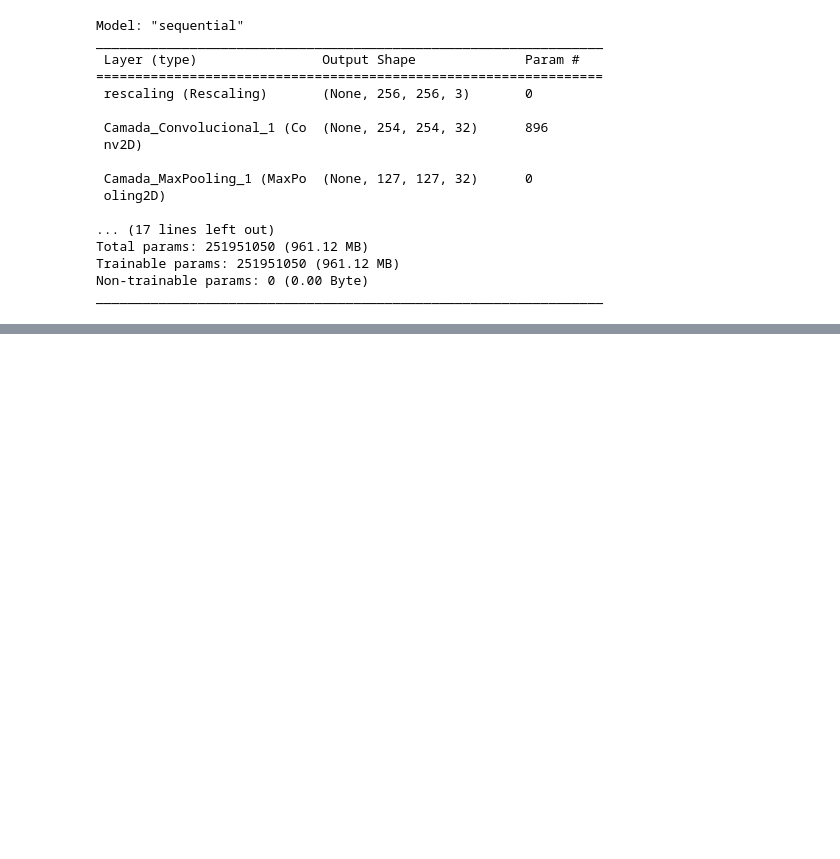
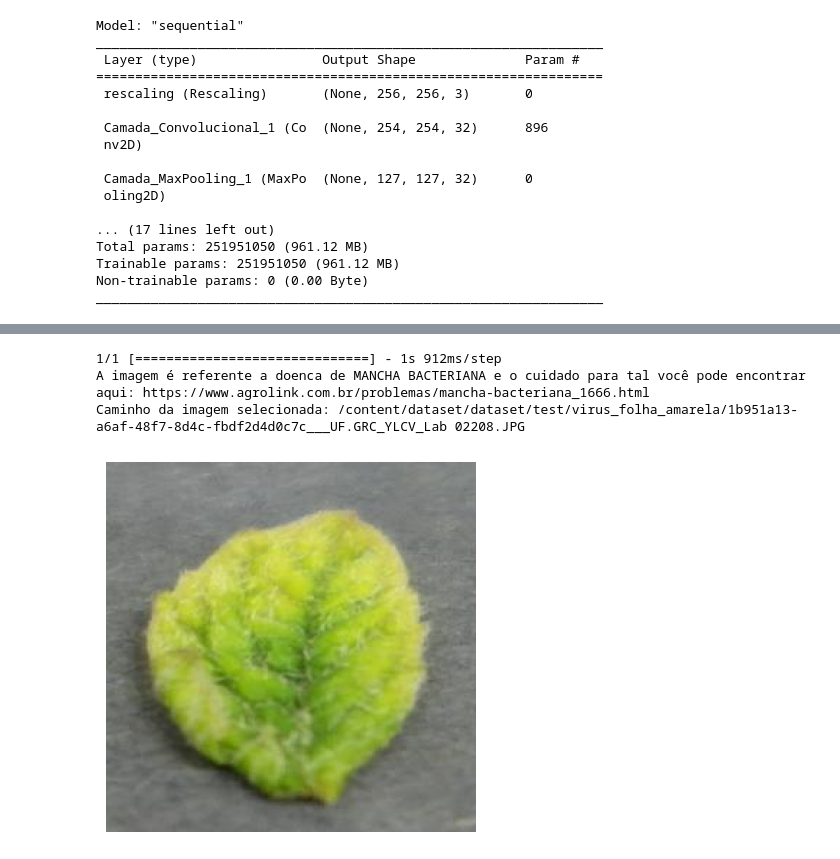
Before and after one commit to mperaltarj/reconhecimento_praga_rede_convolucional, a Jupyter notebook: reconhecimento_praga_rede_convolucional.ipynb, the cells around one changed output, grey strips where cells are left out. Saved outputs shown, nothing was run; the diff lists cells and outputs as text; code cells hidden in the pictures; blank space fills up the shorter version.

```diff
--- a/reconhecimento_praga_rede_convolucional.ipynb
+++ b/reconhecimento_praga_rede_convolucional.ipynb
@@ -147,7 +145,9 @@ cnn
 # Adicionando camadas de convolução
 # Conv2D(32, (3, 3) O primeiro parametro (32) é o número de detectores de característica. O (3,3) é filter detector
 cnn.add(Rescaling(1./255, input_shape=(256, 256, 3)))  # Normalizando as imagens
+
 cnn.add(Conv2D(filters=32, kernel_size=(3, 3), activation='relu', name='Camada_Convolucional_1'))
+
 # adicionando a camada de pooling
 cnn.add(MaxPooling2D(pool_size=(2, 2), strides=2, padding='valid', name='Camada_MaxPooling_1'))
 
@@ -174,7 +174,8 @@ cnn.add(Dense(units = 10, activation = 'softmax', name='Camada_de_saida'))
 cnn.summary()
 
 # Compilando a rede
-cnn.compile(optimizer='adam', loss='categorical_crossentropy', metrics=['accuracy'])
+cnn.compile(optimizer='adam', loss='binary_crossentropy', metrics=['accuracy'])
+# Teste ategorical_crossentropy
 # %% [output]
 Model: "sequential"
 _________________________________________________________________
@@ -195,6 +196,6 @@ Non-trainable params: 0 (0.00 Byte)
 _________________________________________________________________
 # %%
 # treinando a rede
-cnn.fit(x = conjunto_treino, validation_data = conjunto_teste, epochs = 5)
+cnn.fit(x = conjunto_treino, epochs = 5)
 # %% [output]
 Epoch 1/5
@@ -249,5 +274,18 @@ def predict_image(img_path):
             if values == 9:
                 return f"A imagem é referente a doenca de {keys.replace('_',' ').upper()} e o cuidado para tal você pode encontrar aqui: https://www.fmcagricola.com.br/plantabilidade-doen%C3%A7as-e-pragas-murcha-bacteriana"
 # %%
+#Escolher randomicamente uma imagem do dataset
 random_image_path = random.choice([os.path.join(root, name) for root, dirs, files in os.walk('/content/dataset/dataset/test') for name in files])
 print(predict_image(random_image_path))
+print(f"Caminho da imagem selecionada: {random_image_path}") # Mostrar o caminho da imagem
+#Mostrar a imagem selecionada
+image = cv2.imread(random_image_path)
+image = cv2.cvtColor(image, cv2.COLOR_BGR2RGB)
+plt.imshow(image)
+plt.axis('off')
+plt.show()
+# %% [output]
+1/1 [==============================] - 1s 912ms/step
+A imagem é referente a doenca de MANCHA BACTERIANA e o cuidado para tal você pode encontrar aqui: https://www.agrolink.com.br/problemas/mancha-bacteriana_1666.html
+Caminho da imagem selecionada: /content/dataset/dataset/test/virus_folha_amarela/1b951a13-a6af-48f7-8d4c-fbdf2d4d0c7c___UF.GRC_YLCV_Lab 02208.JPG
+[figure, added]
```
Also changed, not shown: parts of 7 cells of this notebook.
